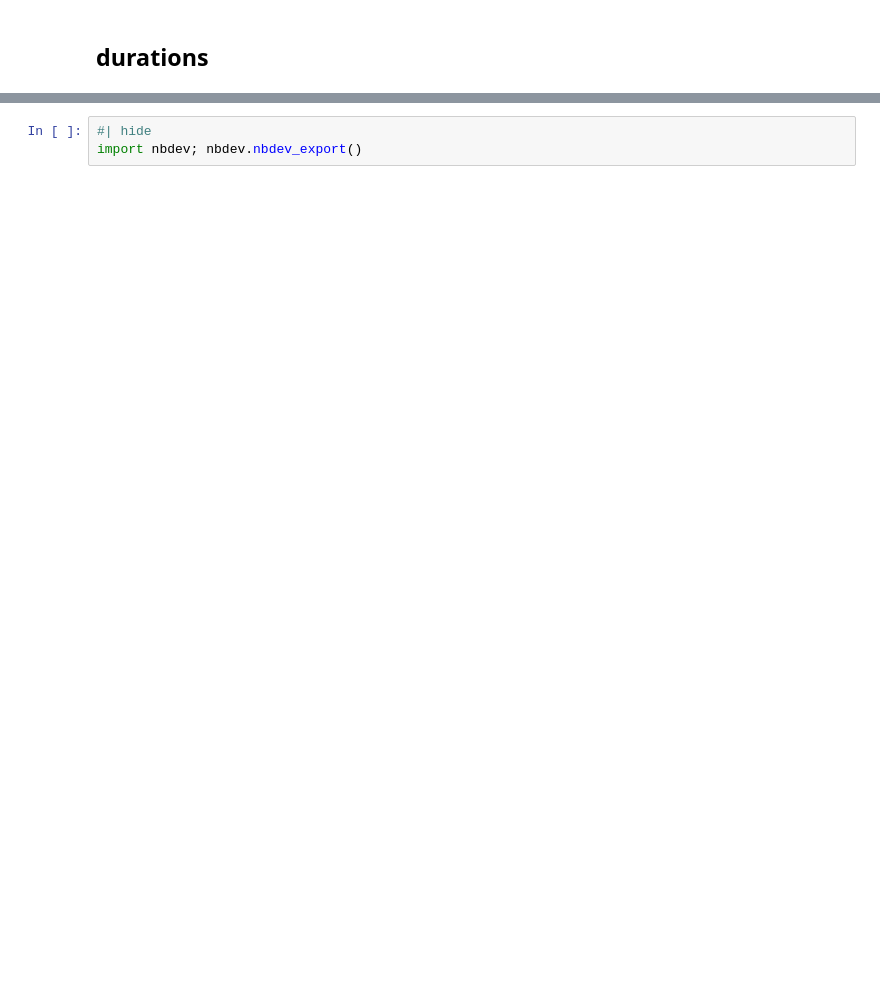
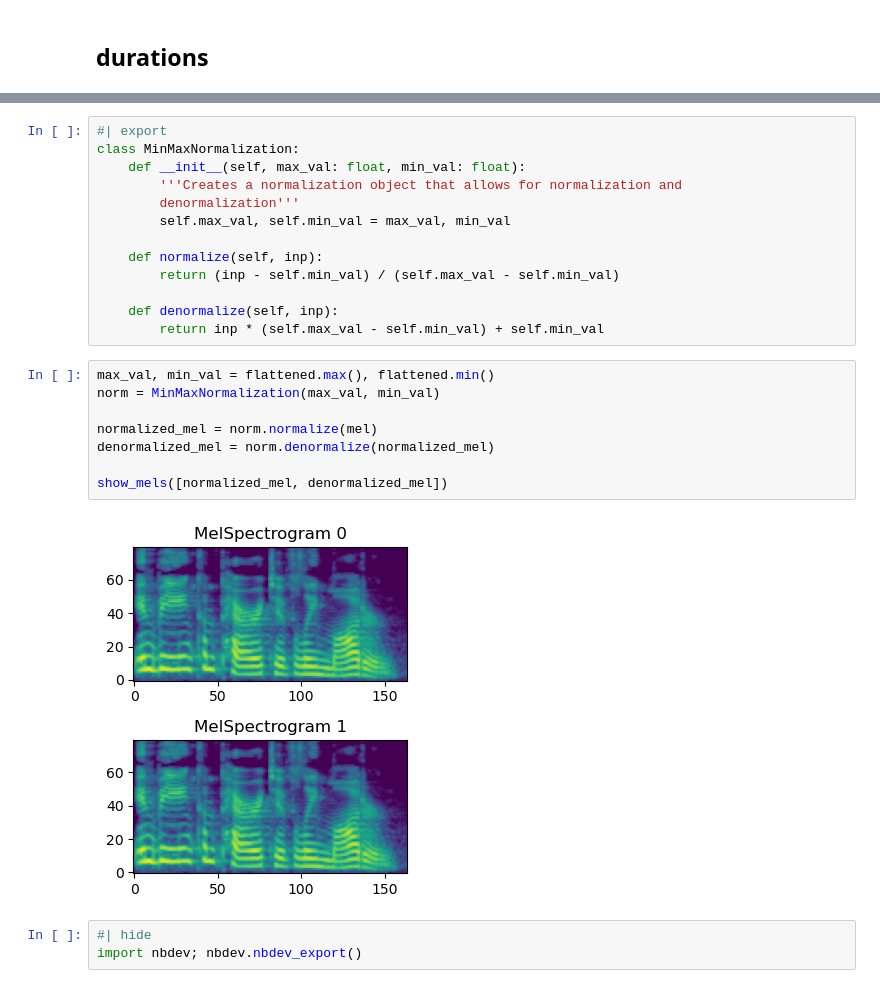
Before and after one commit to ahadjawaid/fastspeech, a Jupyter notebook: nbs/04_preprocess.ipynb, the cells around one changed output, grey strips where cells are left out. Saved outputs shown, nothing was run; the diff lists cells and outputs as text; blank space fills up the shorter version.

```diff
--- a/nbs/04_preprocess.ipynb
+++ b/nbs/04_preprocess.ipynb
@@ -106,3 +185,26 @@ display(Audio(trimmed, rate=sr))
+# %%
+#| export
+class MinMaxNormalization:
+    def __init__(self, max_val: float, min_val: float):
+        '''Creates a normalization object that allows for normalization and
+        denormalization'''
+        self.max_val, self.min_val = max_val, min_val
+
+    def normalize(self, inp):
+        return (inp - self.min_val) / (self.max_val - self.min_val)
+
+    def denormalize(self, inp):
+        return inp * (self.max_val - self.min_val) + self.min_val
+# %%
+max_val, min_val = flattened.max(), flattened.min()
+norm = MinMaxNormalization(max_val, min_val)
+
+normalized_mel = norm.normalize(mel)
+denormalized_mel = norm.denormalize(normalized_mel)
+
+show_mels([normalized_mel, denormalized_mel])
+# %% [output]
+[figure, added]
 # %%
 #| hide
 import nbdev; nbdev.nbdev_export()
```
Also changed, not shown: parts of 18 cells of this notebook, 3 other files.
